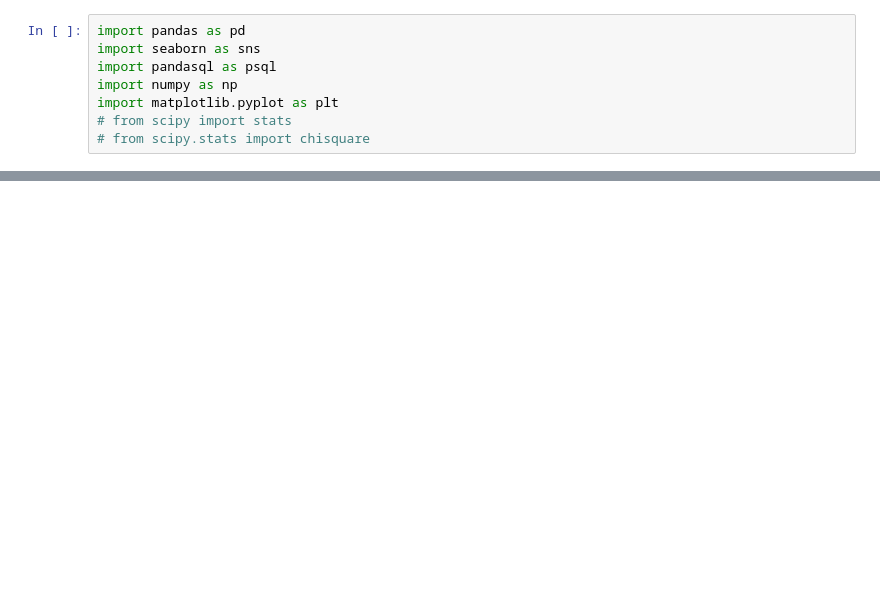
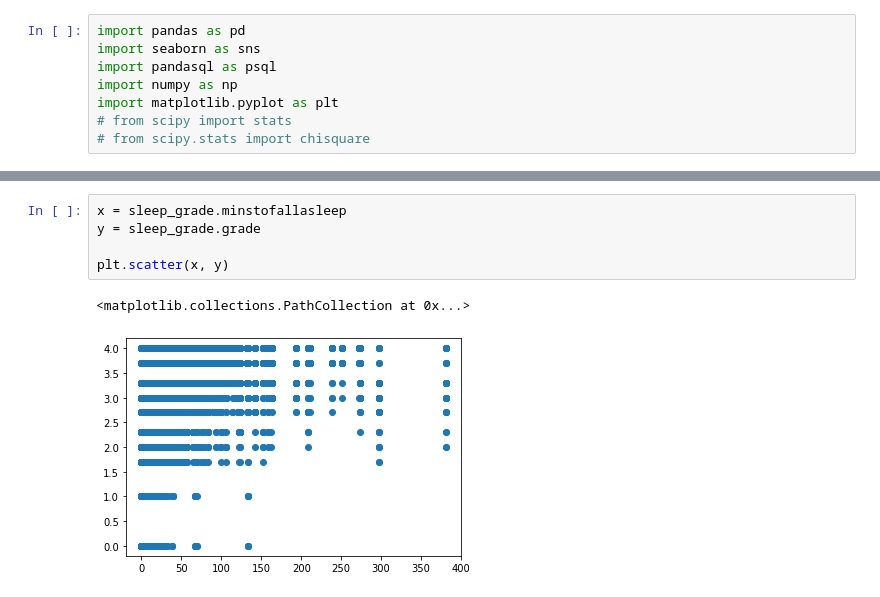
Before and after one commit to EAltunoglu/cmpe492, a Jupyter notebook: sleep_grade.ipynb, the cells around one changed output, grey strips where cells are left out. Saved outputs shown, nothing was run; the diff lists cells and outputs as text; blank space fills up the shorter version.

```diff
--- a/sleep_grade.ipynb
+++ b/sleep_grade.ipynb
@@ -21,0 +43,8 @@ plt.scatter(x, y)
+# %%
+x = sleep_grade.minstofallasleep
+y = sleep_grade.grade
+
+plt.scatter(x, y)
+# %% [output]
+<matplotlib.collections.PathCollection at 0x...>
+[figure, added]
```
Also changed, not shown: parts of 10 cells of this notebook, 9 other files.
